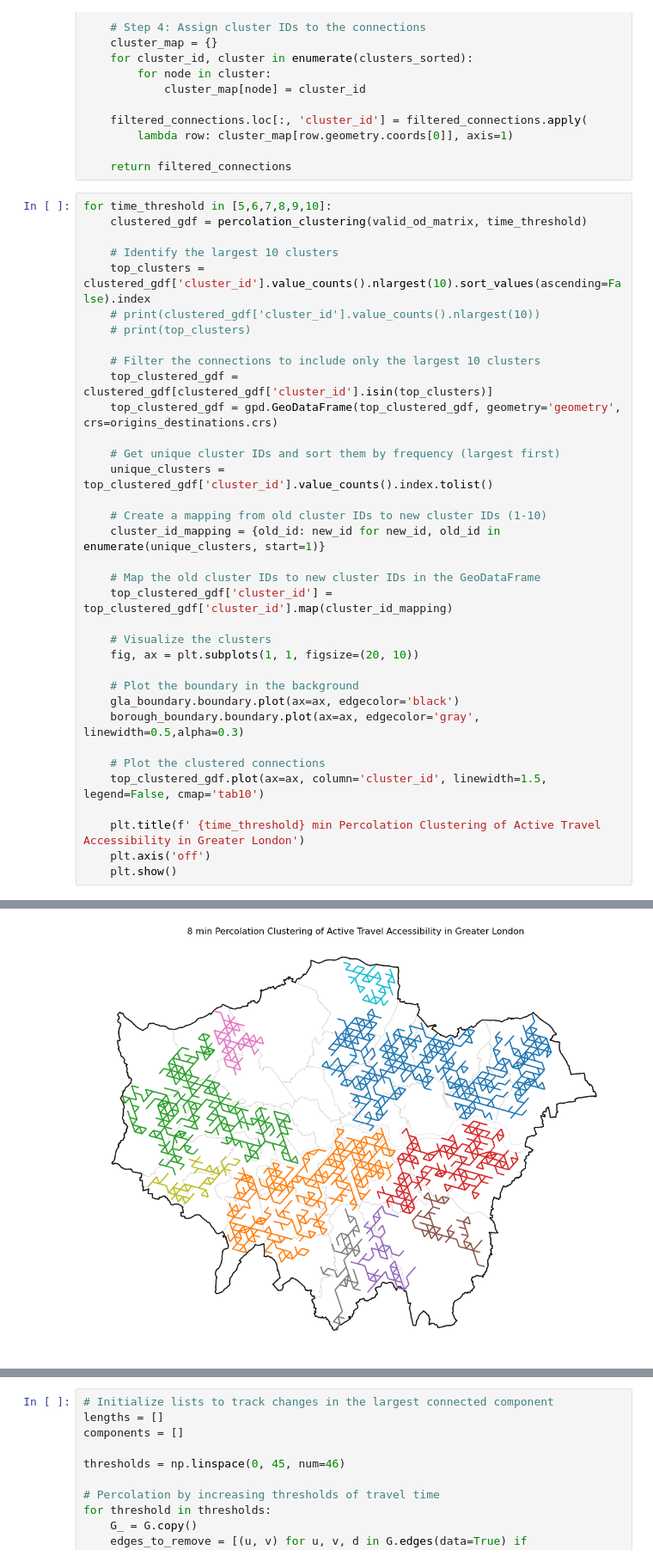
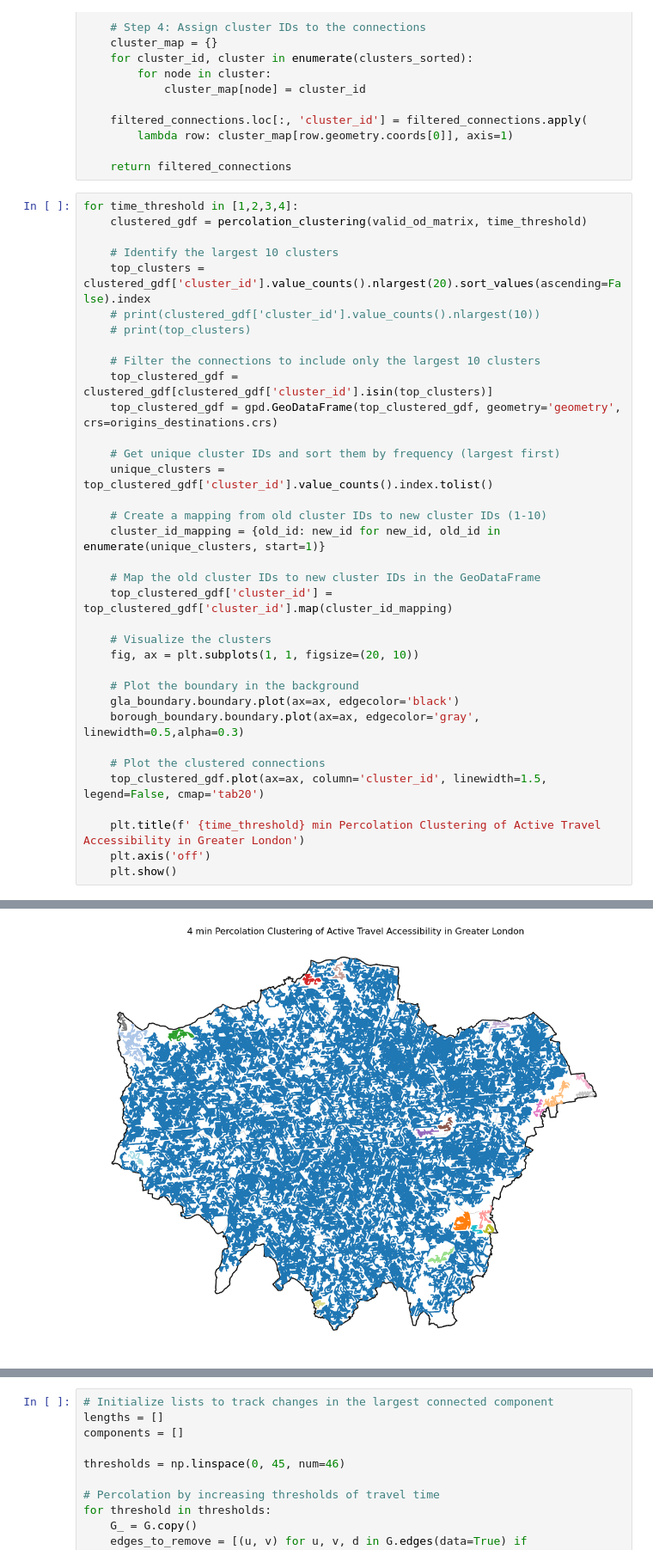
Before and after one commit to xnzhang-33/OSSEN-Workshop, a Jupyter notebook: ldn_access_percolation.ipynb, the cells around one changed output, grey strips where cells are left out. Shown at 86% size. Cells and saved outputs as stored; diff of their text form.

```diff
--- a/ldn_access_percolation.ipynb
+++ b/ldn_access_percolation.ipynb
@@ -273,11 +262,11 @@ def percolation_clustering(connections_gdf, time_threshold):
 
     return filtered_connections
 # %%
-for time_threshold in [5,6,7,8,9,10]:
+for time_threshold in [1,2,3,4]:
     clustered_gdf = percolation_clustering(valid_od_matrix, time_threshold)
 
     # Identify the largest 10 clusters
-    top_clusters = clustered_gdf['cluster_id'].value_counts().nlargest(10).sort_values(ascending=False).index
+    top_clusters = clustered_gdf['cluster_id'].value_counts().nlargest(20).sort_values(ascending=False).index
     # print(clustered_gdf['cluster_id'].value_counts().nlargest(10))
     # print(top_clusters)
 
@@ -302,7 +291,7 @@ for time_threshold in [5,6,7,8,9,10]:
     borough_boundary.boundary.plot(ax=ax, edgecolor='gray', linewidth=0.5,alpha=0.3)
 
     # Plot the clustered connections
-    top_clustered_gdf.plot(ax=ax, column='cluster_id', linewidth=1.5, legend=False, cmap='tab10')
+    top_clustered_gdf.plot(ax=ax, column='cluster_id', linewidth=1.5, legend=False, cmap='tab20')
 
     plt.title(f' {time_threshold} min Percolation Clustering of Active Travel Accessibility in Greater London')
     plt.axis('off')
@@ -314 +303 @@ for time_threshold in [5,6,7,8,9,10]:
-[figure, old version]
+[figure, new version]
```
Also changed, not shown: parts of 9 cells of this notebook, 4 other files.
